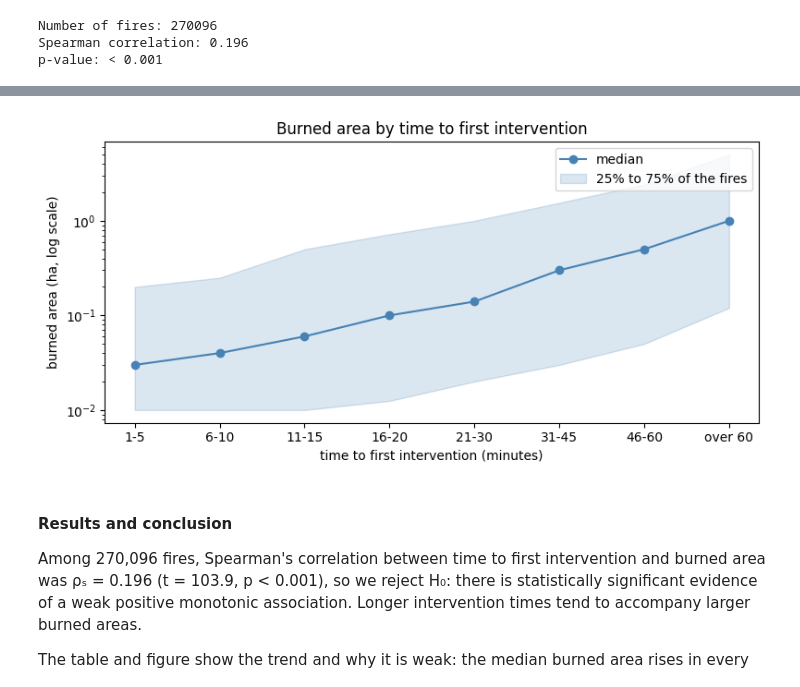
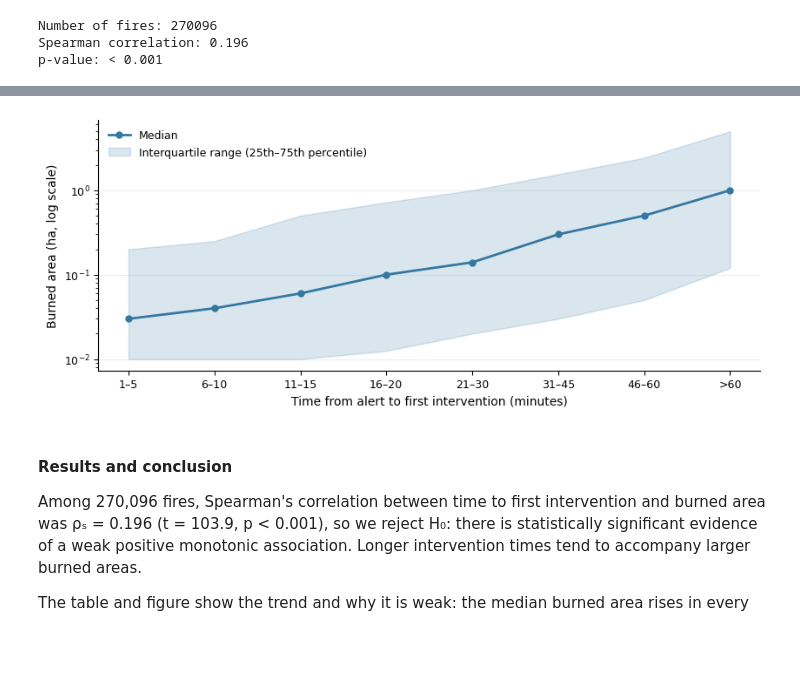
Before and after one commit to KevinSalgado/Statistics_Project, a Jupyter notebook: Data_Preparation_and_Visualization.ipynb, the cells around one changed output, grey strips where cells are left out. Drawn from its saved outputs; the diff is of its cells as text; code cells hidden in the pictures; blank space fills up the shorter version.

Commit message:
Add report figures and validate statistical results

```diff
--- a/Data_Preparation_and_Visualization.ipynb
+++ b/Data_Preparation_and_Visualization.ipynb
@@ -1915,29 +2249,72 @@ Number of fires: 270096
 Spearman correlation: 0.196
 p-value: < 0.001
 # %%
-# Burned area by intervals of time to first intervention:
-# median and the middle 50% of the fires in each interval.
-bins = [0, 5, 10, 15, 20, 30, 45, 60, 1500]
-labels = ["1-5", "6-10", "11-15", "16-20", "21-30", "31-45", "46-60", "over 60"]
-groups = pd.cut(q5["time_first_intervention_min"], bins=bins, labels=labels)
 
-by_time = q5.groupby(groups, observed=True)["AreaTotal_ha"].agg(
-    fires="count", median="median",
-    q25=lambda a: a.quantile(0.25), q75=lambda a: a.quantile(0.75))
-display(by_time.round(3))
+# Q5 — Burned area by time to first intervention
+# Median and interquartile range (25th–75th percentiles)
 
-fig, ax = plt.subplots(figsize=(8, 4))
-x = range(len(by_time))
-ax.plot(x, by_time["median"], "o-", color="steelblue", label="median")
-ax.fill_between(x, by_time["q25"], by_time["q75"], color="steelblue", alpha=0.2,
-                label="25% to 75% of the fires")
-ax.set_xticks(list(x))
-ax.set_xticklabels(by_time.index)
+# Define intervention-time categories
+bins5 = [0, 5, 10, 15, 20, 30, 45, 60, np.inf]
+labels5 = ["1–5", "6–10", "11–15", "16–20",
+           "21–30", "31–45", "46–60", ">60"]
+
+q5["time_bin"] = pd.cut(
+    q5["time_first_intervention_min"],
+    bins=bins5,
+    labels=labels5,
+    include_lowest=True
+)
+
+# Calculate descriptive statistics for each category
+by_time5 = (
+    q5.groupby("time_bin", observed=True)["AreaTotal_ha"]
+    .agg(
+        n="count",
+        median="median",
+        q25=lambda x: x.quantile(0.25),
+        q75=lambda x: x.quantile(0.75)
+    )
+)
+
+display(by_time5.round(3))
+
+# Create figure
+fig, ax = plt.subplots(figsize=(8.5, 3.6))
+x = np.arange(len(by_time5))
+
+# Median burned area
+ax.plot(
+    x, by_time5["median"].to_numpy(),
+    "o-", color="#3478a2",
+    linewidth=2, markersize=5,
+    label="Median"
+)
+
+# Interquartile range
+ax.fill_between(
+    x,
+    by_time5["q25"].to_numpy(),
+    by_time5["q75"].to_numpy(),
+    color="#3478a2",
+    alpha=0.18,
+    label="Interquartile range (25th–75th percentile)"
+)
+
+# Axes and labels
+ax.set_xticks(x)
+ax.set_xticklabels(by_time5.index.tolist())
+ax.set_xlabel("Time from alert to first intervention (minutes)")
+ax.set_ylabel("Burned area (ha, log scale)")
 ax.set_yscale("log")
-ax.set_xlabel("time to first intervention (minutes)")
-ax.set_ylabel("burned area (ha, log scale)")
-ax.set_title("Burned area by time to first intervention")
-ax.legend()
+
+# Formatting
+ax.grid(axis="y", alpha=0.2)
+ax.set_axisbelow(True)
+ax.spines[["top", "right"]].set_visible(False)
+ax.tick_params(labelsize=9)
+ax.legend(frameon=False, fontsize=9, loc="upper left")
+
 plt.tight_layout()
+plt.savefig("Figure_5_Burned_Area.png", dpi=300, bbox_inches="tight")
 plt.show()
 # %% [output]
@@ -1954,4 +2331,4 @@ plt.show()
-[figure, old version]
+[figure, new version]
 # %% [markdown]
 #### Results and conclusion
 
```
Also changed, not shown: parts of 33 cells of this notebook.
